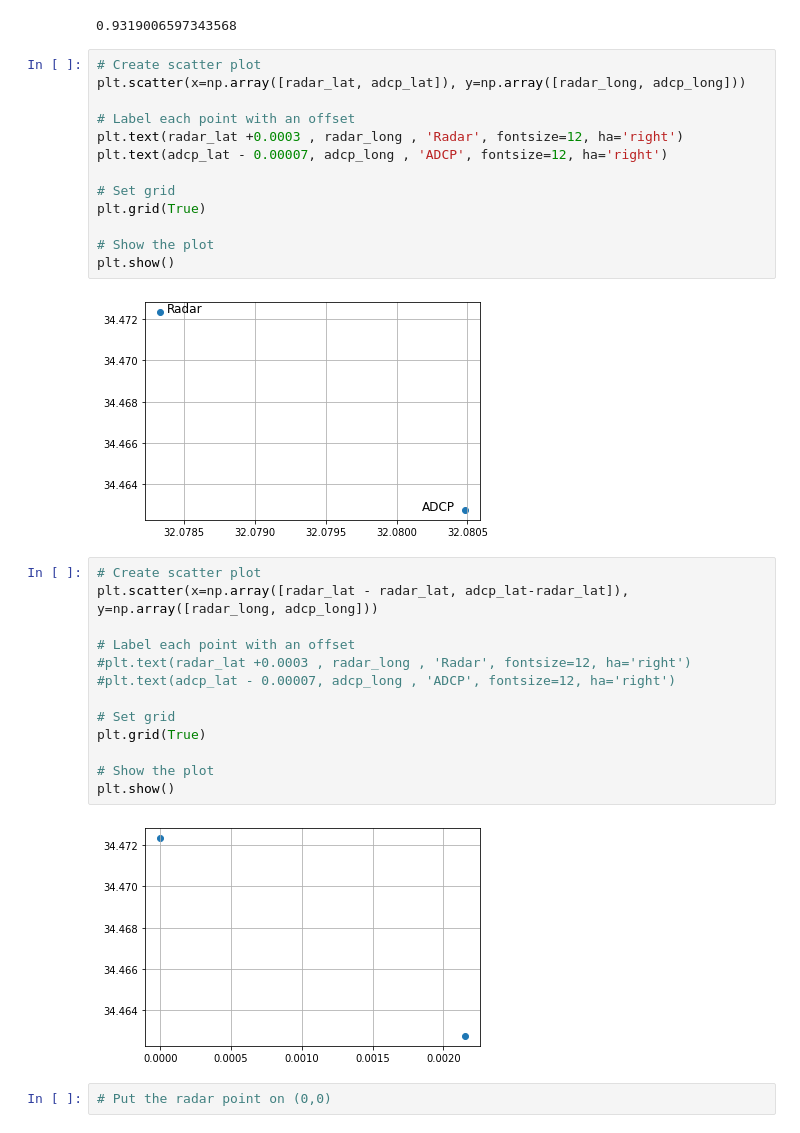
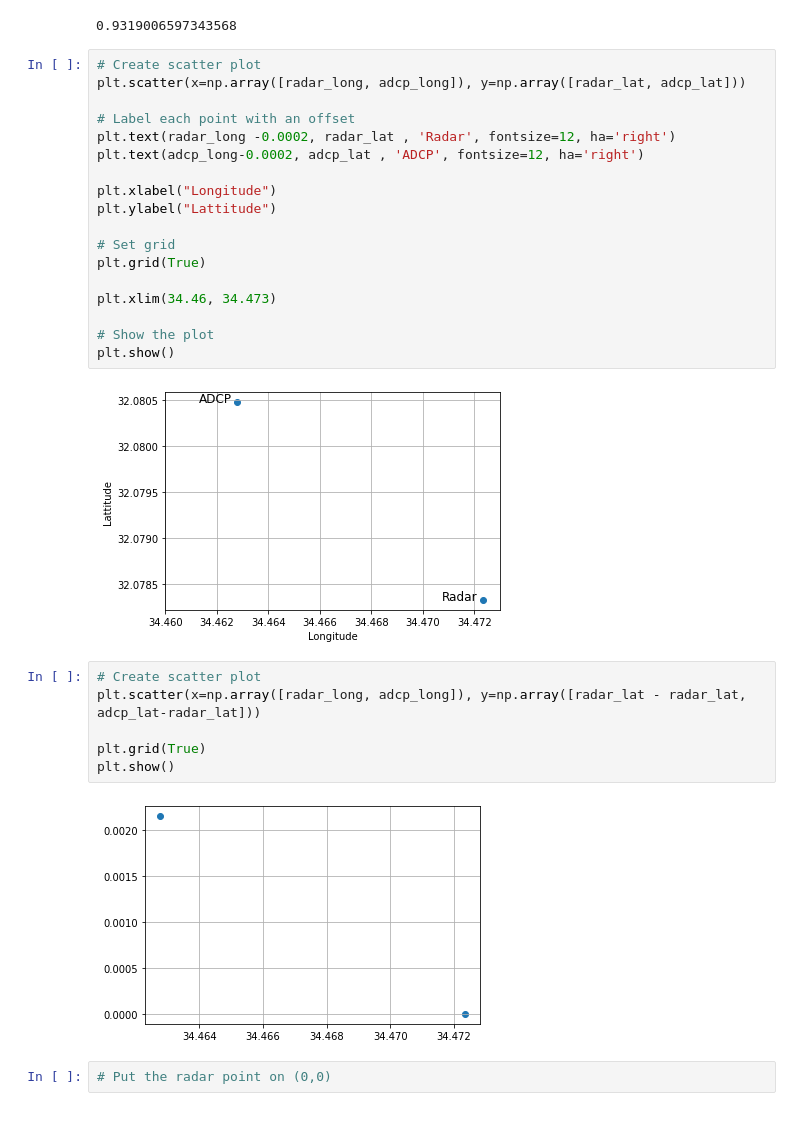
Before and after one commit to joeyanderson1/4th-Year-Thesis, a Jupyter notebook: ADCP Data.ipynb, the cells around one changed output. Saved outputs shown, nothing was run; the diff lists cells and outputs as text.

```diff
--- a/ADCP Data.ipynb
+++ b/ADCP Data.ipynb
@@ -88,34 +88,32 @@ distance(radar_lat, radar_long, adcp_lat, adcp_long)
 0.9319006597343568
 # %%
 # Create scatter plot
-plt.scatter(x=np.array([radar_lat, adcp_lat]), y=np.array([radar_long, adcp_long]))
+plt.scatter(x=np.array([radar_long, adcp_long]), y=np.array([radar_lat, adcp_lat]))
 
 # Label each point with an offset
-plt.text(radar_lat +0.0003 , radar_long , 'Radar', fontsize=12, ha='right')
-plt.text(adcp_lat - 0.00007, adcp_long , 'ADCP', fontsize=12, ha='right')
+plt.text(radar_long -0.0002, radar_lat , 'Radar', fontsize=12, ha='right')
+plt.text(adcp_long-0.0002, adcp_lat , 'ADCP', fontsize=12, ha='right')
+
+plt.xlabel("Longitude")
+plt.ylabel("Lattitude")
 
 # Set grid
 plt.grid(True)
 
+plt.xlim(34.46, 34.473)
+
 # Show the plot
 plt.show()
 # %% [output]
-[figure, old version]
+[figure, new version]
 # %%
 # Create scatter plot
-plt.scatter(x=np.array([radar_lat - radar_lat, adcp_lat-radar_lat]), y=np.array([radar_long, adcp_long]))
+plt.scatter(x=np.array([radar_long, adcp_long]), y=np.array([radar_lat - radar_lat, adcp_lat-radar_lat]))
 
-# Label each point with an offset
-#plt.text(radar_lat +0.0003 , radar_long , 'Radar', fontsize=12, ha='right')
-#plt.text(adcp_lat - 0.00007, adcp_long , 'ADCP', fontsize=12, ha='right')
-
-# Set grid
 plt.grid(True)
-
-# Show the plot
 plt.show()
 # %% [output]
-[figure, old version]
+[figure, new version]
 # %%
 # Put the radar point on (0,0)
 # %%
```
Also changed, not shown: parts of 7 cells of this notebook.
